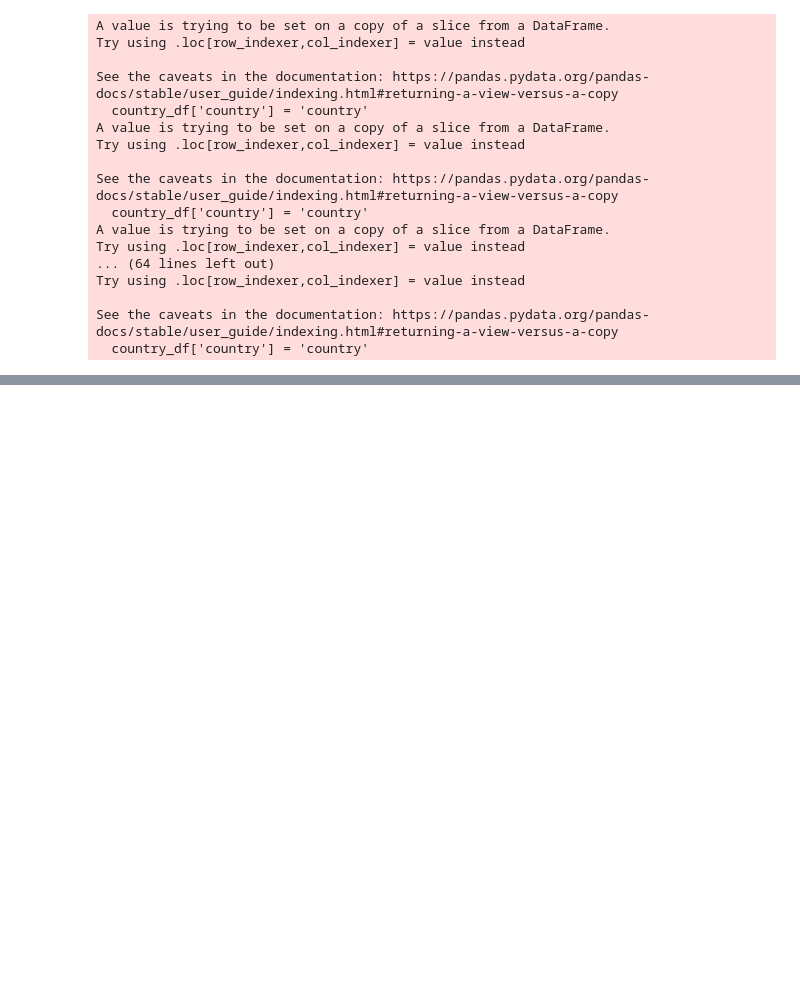
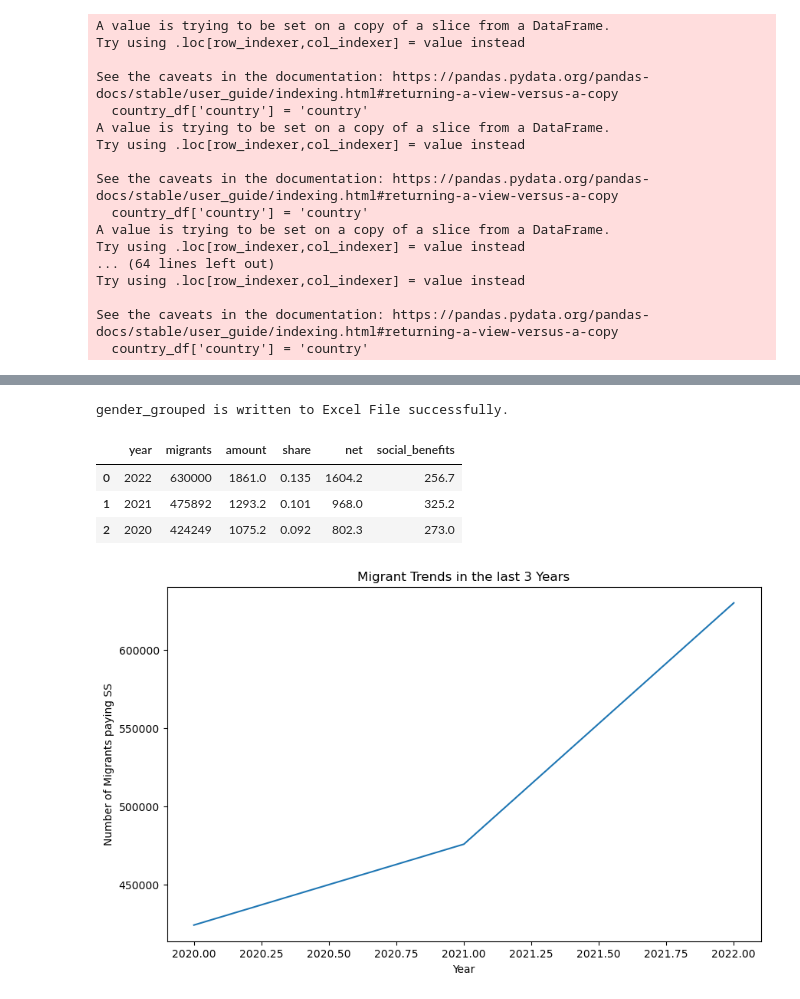
Before and after one commit to giumiranda/Project_2, a Jupyter notebook: Project2[Giuliana].ipynb, the cells around one changed output, grey strips where cells are left out. Cells and saved outputs as stored; diff of their text form; code cells hidden in the pictures; blank space fills up the shorter version.

```diff
--- a/Project2[Giuliana].ipynb
+++ b/Project2[Giuliana].ipynb
@@ -304,0 +346,31 @@ gender_grouped.to_excel('gender_grouped.xlsx', index=False)
+# %%
+# Saving the new DF to Excel so I can use it on Tableau
+
+gender_grouped.to_excel("/Users/giulianamiranda/Documents/Project_2/project_files7gender_grouped.xlsx", index=False)
+print('gender_grouped is written to Excel File successfully.')
+# %% [output]
+gender_grouped is written to Excel File successfully.
+# %%
+# The original dataframe was in a PDF. I used a tool to convert it to excel
+# I imported it to Python to further analyse it
+ss_df = pd.read_excel("/Users/giulianamiranda/Documents/Project_2/project_files/SSS.xlsx")
+
+clean_columns(ss_df)
+# %% [output]
+|  | year | migrants | amount | share | net | social_benefits |
+| 0 | 2022 | 630000 | 1861.0 | 0.135 | 1604.2 | 256.7 |
+| 1 | 2021 | 475892 | 1293.2 | 0.101 | 968.0 | 325.2 |
+| 2 | 2020 | 424249 | 1075.2 | 0.092 | 802.3 | 273.0 |
+# %%
+import seaborn as sns
+
+# Line chart for migrant trends over the years
+
+plt.figure(figsize=(10, 6))
+sns.lineplot(x='year', y='migrants', data=ss_df)
+plt.title('Migrant Trends in the last 3 Years')
+plt.xlabel('Year')
+plt.ylabel('Number of Migrants paying SS')
+plt.show()
+# %% [output]
+[figure, added]
```
Also changed, not shown: parts of 17 cells of this notebook, 28 other files.
